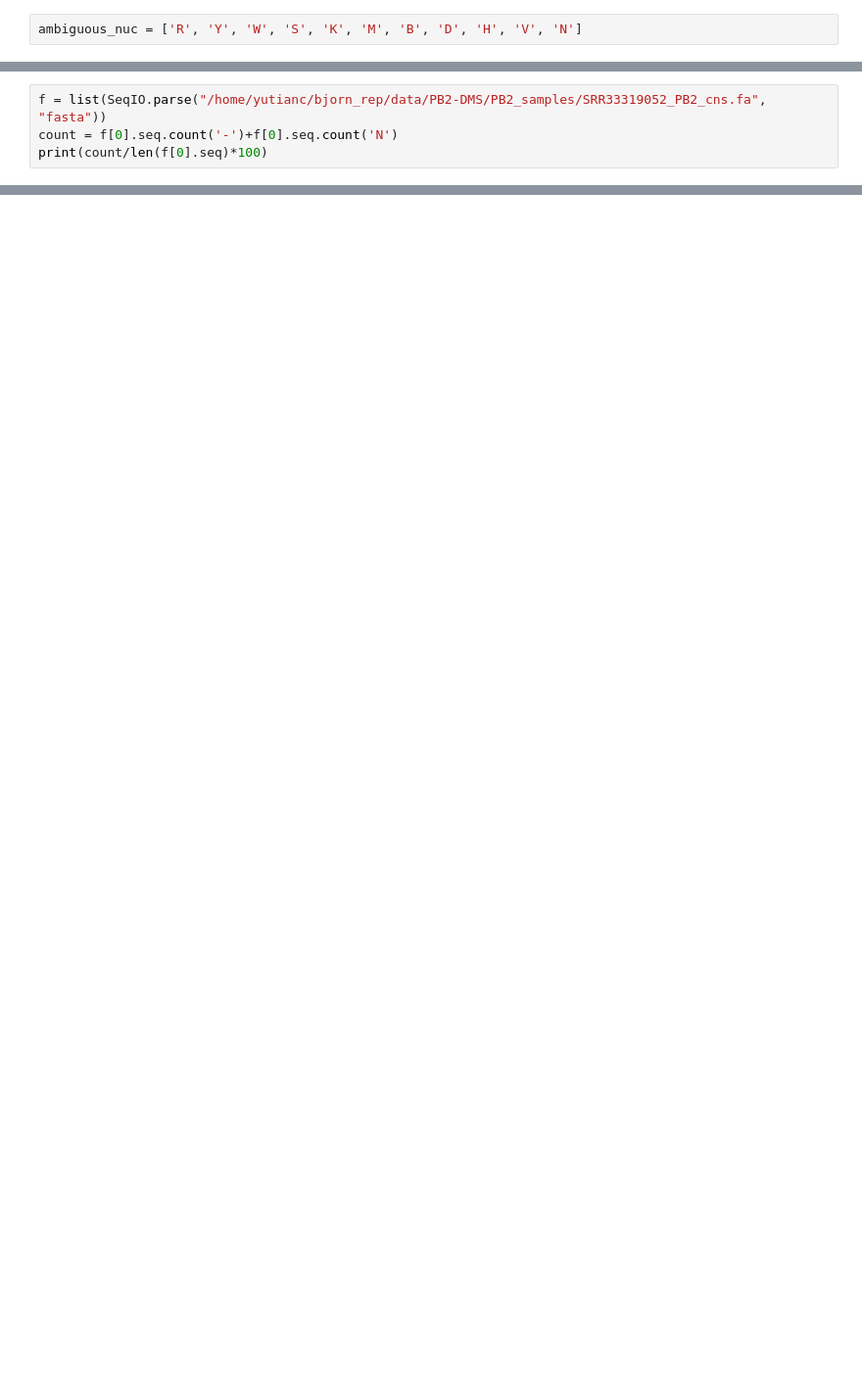
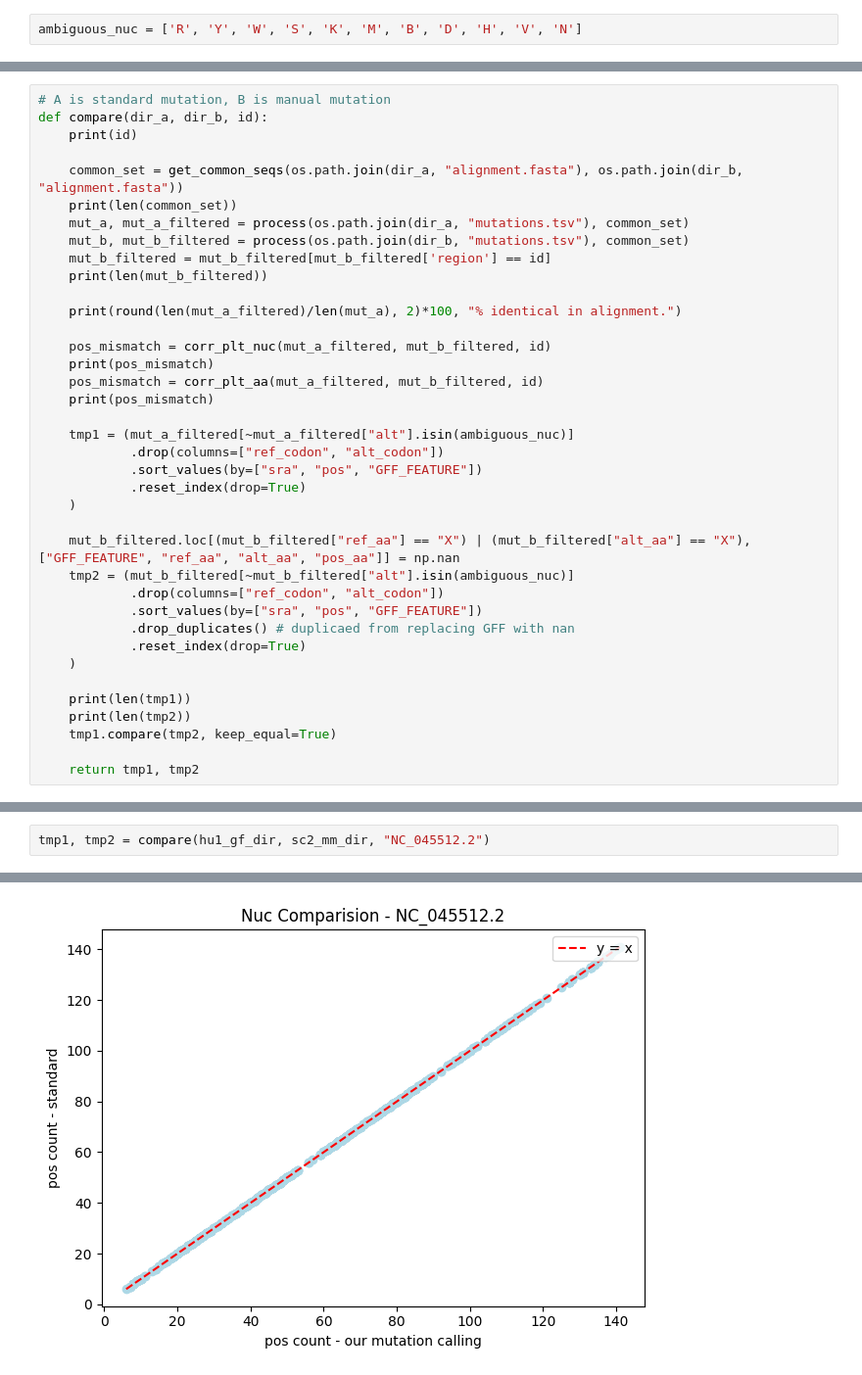
Before and after one commit to yutiachen5/bjorn_rep, a Jupyter notebook: output/sanity_check.ipynb, the cells around one changed output, grey strips where cells are left out. Shown at 98% size. Drawn from its saved outputs; the diff is of its cells as text; blank space fills up the shorter version.

```diff
--- a/output/sanity_check.ipynb
+++ b/output/sanity_check.ipynb
@@ -498,4 +33,0 @@ hCoV-19/Iraq/KR-SEARCH-119827/2021	NC_045512.2	23018	G	T	YP_009724390.1			V	F	48
-# %%
-f = list(SeqIO.parse("/home/yutianc/bjorn_rep/data/PB2-DMS/PB2_samples/SRR33319052_PB2_cns.fa", "fasta"))
-count = f[0].seq.count('-')+f[0].seq.count('N')
-print(count/len(f[0].seq)*100)
@@ -501,0 +123,38 @@ print(count/len(f[0].seq)*100)
+# %%
+# A is standard mutation, B is manual mutation
+def compare(dir_a, dir_b, id):
+    print(id)
+
+    common_set = get_common_seqs(os.path.join(dir_a, "alignment.fasta"), os.path.join(dir_b, "alignment.fasta"))
+    print(len(common_set))
+    mut_a, mut_a_filtered = process(os.path.join(dir_a, "mutations.tsv"), common_set)
+    mut_b, mut_b_filtered = process(os.path.join(dir_b, "mutations.tsv"), common_set)
+    mut_b_filtered = mut_b_filtered[mut_b_filtered['region'] == id]
+    print(len(mut_b_filtered))
+
+    print(round(len(mut_a_filtered)/len(mut_a), 2)*100, "% identical in alignment.")
+
+    pos_mismatch = corr_plt_nuc(mut_a_filtered, mut_b_filtered, id)
+    print(pos_mismatch)
+    pos_mismatch = corr_plt_aa(mut_a_filtered, mut_b_filtered, id)
+    print(pos_mismatch)
+
+    tmp1 = (mut_a_filtered[~mut_a_filtered["alt"].isin(ambiguous_nuc)]
+            .drop(columns=["ref_codon", "alt_codon"])
+            .sort_values(by=["sra", "pos", "GFF_FEATURE"])
+            .reset_index(drop=True)
+    )
+
+    mut_b_filtered.loc[(mut_b_filtered["ref_aa"] == "X") | (mut_b_filtered["alt_aa"] == "X"), ["GFF_FEATURE", "ref_aa", "alt_aa", "pos_aa"]] = np.nan
+    tmp2 = (mut_b_filtered[~mut_b_filtered["alt"].isin(ambiguous_nuc)]
+            .drop(columns=["ref_codon", "alt_codon"])
+            .sort_values(by=["sra", "pos", "GFF_FEATURE"])
+            .drop_duplicates() # duplicaed from replacing GFF with nan
+            .reset_index(drop=True)
+    )
+
+    print(len(tmp1))
+    print(len(tmp2))
+    tmp1.compare(tmp2, keep_equal=True)
+
+    return tmp1, tmp2
@@ -501,0 +163,3 @@ print(count/len(f[0].seq)*100)
+# %%
+tmp1, tmp2 = compare(hu1_gf_dir, sc2_mm_dir, "NC_045512.2")
+# %% [output]
@@ -501,0 +170 @@ print(count/len(f[0].seq)*100)
+[figure, added]
```
Also changed, not shown: parts of 41 cells of this notebook, 21 other files.
